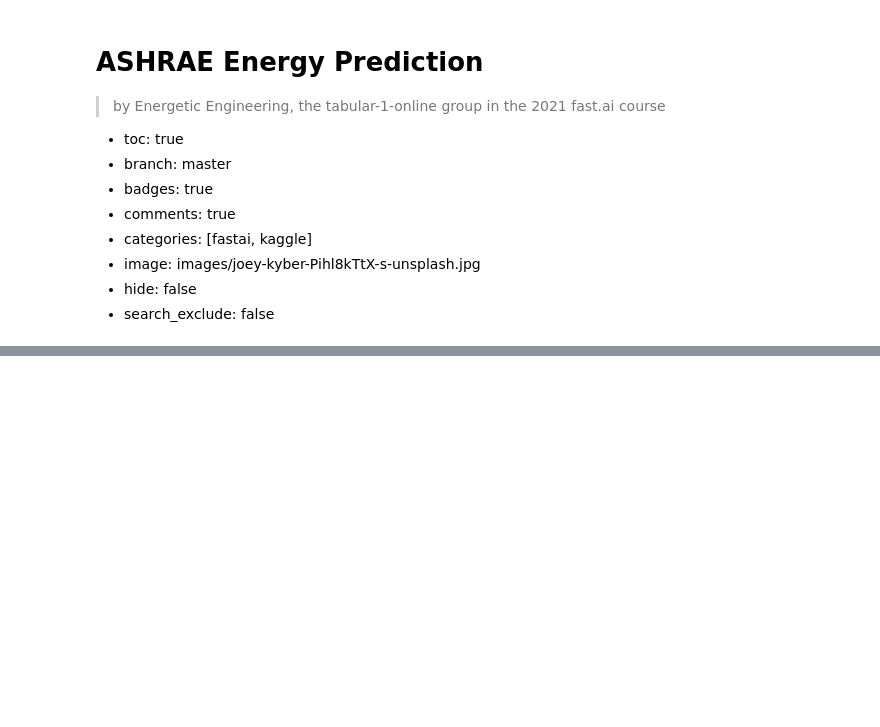
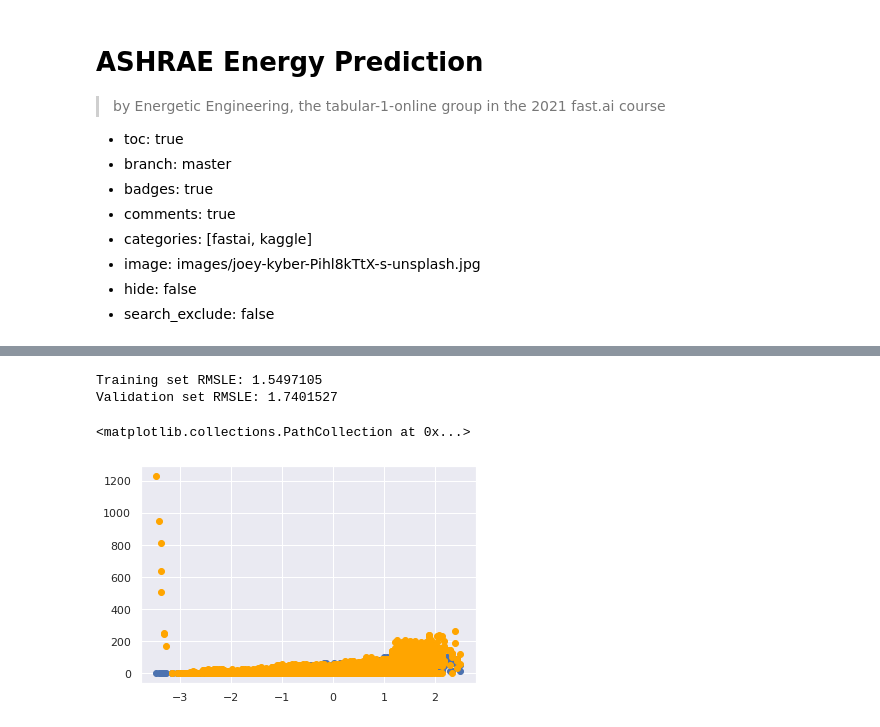
Before and after one commit to fastai-energetic-engineering/ashrae, a Jupyter notebook: _notebooks/2021-07-23-tabular1online-presentation.ipynb, the cells around one changed output, grey strips where cells are left out. Cells and saved outputs as stored; diff of their text form; code cells hidden in the pictures; blank space fills up the shorter version.

```diff
--- a/_notebooks/2021-07-23-tabular1online-presentation.ipynb
+++ b/_notebooks/2021-07-23-tabular1online-presentation.ipynb
@@ -104,0 +267,2 @@ train_valid[['meter_reading']].hist()
+# %%
+learn.fit_one_cycle(5, lr_max=.0015)
@@ -104,0 +282,21 @@ train_valid[['meter_reading']].hist()
+# %%
+learn.show_results()
+from sklearn.metrics import mean_squared_log_error
+
+xs,y = to1.train.xs,to1.train.y
+valid_xs,valid_y = to1.valid.xs,to1.valid.y
+
+y_pred,y_targs = learn.get_preds(ds_idx=0)
+valid_y_pred,valid_y_targs = learn.get_preds()
+
+# Set negative values to 0 because the RMSLE metric can't handle negatives
+y_pred[y_pred<0]=0
+valid_y_pred[valid_y_pred<0]=0
+print("Training set RMSLE: " + str(np.sqrt(mean_squared_log_error(y_pred.detach().numpy(), y))))
+print("Validation set RMSLE: " + str(np.sqrt(mean_squared_log_error(valid_y_pred.detach().numpy(), valid_y))))
+
+building=2
+meter=2
+plt.scatter(valid_xs[(valid_xs['building_id']==building) & (valid_xs['meter']==meter)]['air_temperature'], valid_y.loc[valid_xs[(valid_xs['building_id']==building) & (valid_xs['meter']==meter)].index])
+plt.scatter(valid_xs[(valid_xs['building_id']==building) & (valid_xs['meter']==meter)]['air_temperature'], pd.DataFrame(valid_y_pred, index=valid_y.index).loc[valid_xs[(valid_xs['building_id']==building) & (valid_xs['meter']==meter)].index], color='orange')
+# %% [output]
@@ -104,0 +316,4 @@ train_valid[['meter_reading']].hist()
+Training set RMSLE: 1.5497105
+Validation set RMSLE: 1.7401527
+<matplotlib.collections.PathCollection at 0x...>
+[figure, added]
```
Also changed, not shown: parts of 24 cells of this notebook.
